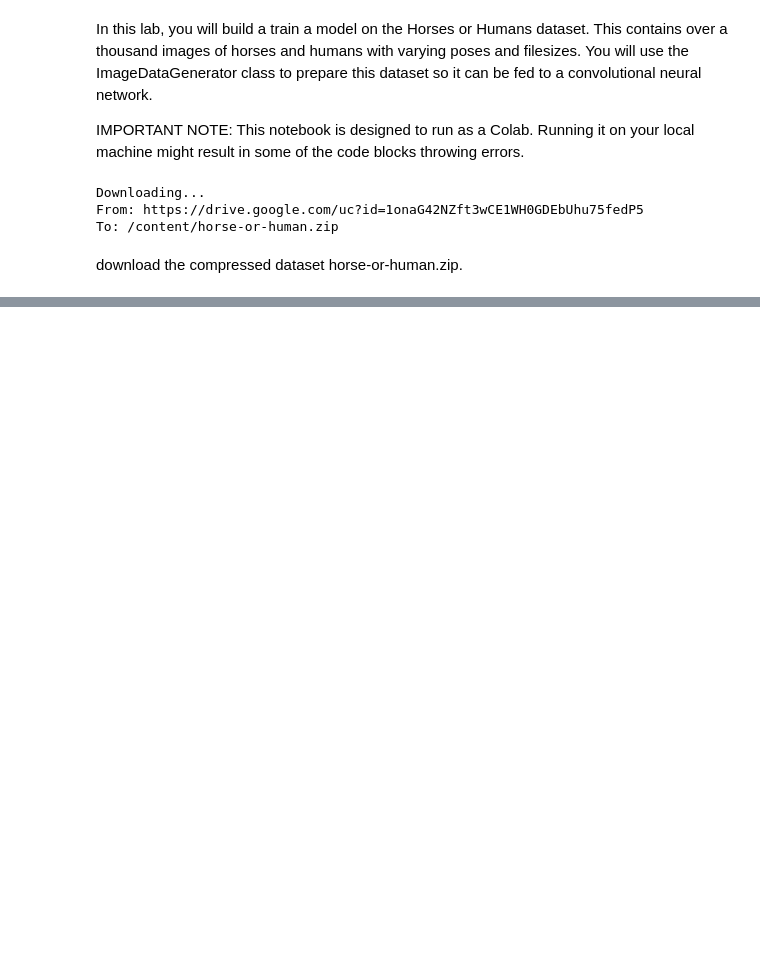
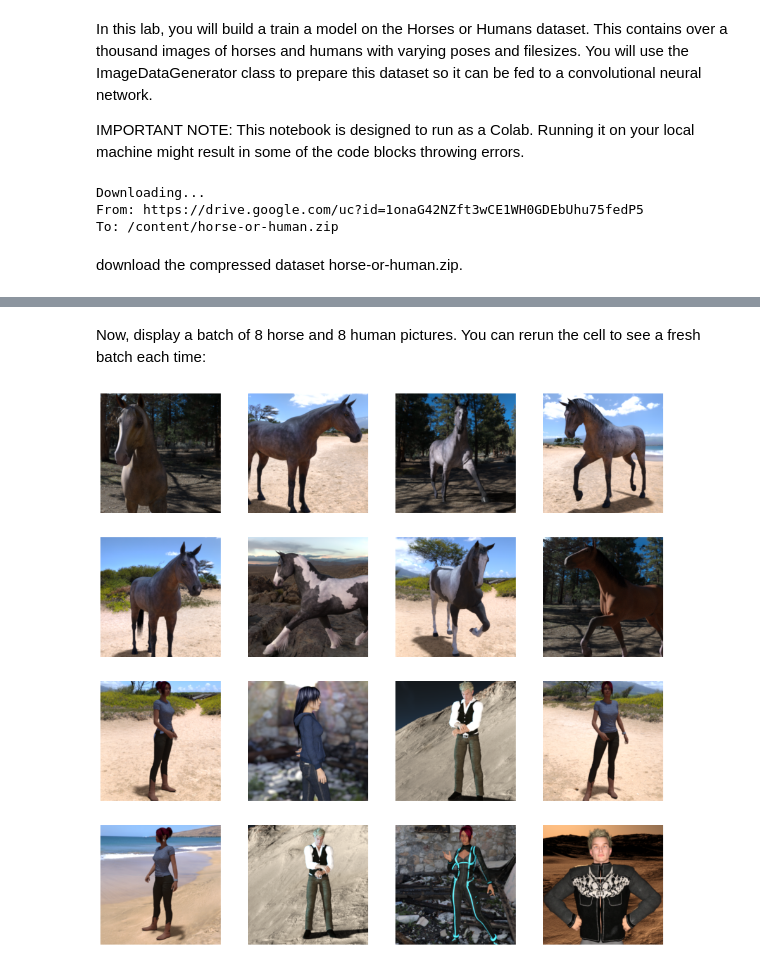
Before and after one commit to gdnoon/Coursera_codes, a Jupyter notebook: Image_generator_binary_classification_training_only.ipynb, the cells around one changed output, grey strips where cells are left out. Cells and saved outputs as stored; diff of their text form; code cells hidden in the pictures; blank space fills up the shorter version.

```diff
--- a/Image_generator_binary_classification_training_only.ipynb
+++ b/Image_generator_binary_classification_training_only.ipynb
@@ -27,0 +30,17 @@ We do not explicitly label the images as horses or humans. You will use the Imag
+# %%
+import os
+
+# Directory with our training horse pictures
+train_horse_dir = os.path.join('./horse-or-human/horses')
+
+# Directory with our training human pictures
+train_human_dir = os.path.join('./horse-or-human/humans')
+# %%
+train_horse_names = os.listdir(train_horse_dir)
+print(train_horse_names[:10])
+
+train_human_names = os.listdir(train_human_dir)
+print(train_human_names[:10])
+
+print('total training horse images:', len(os.listdir(train_horse_dir)))
+print('total training human images:', len(os.listdir(train_human_dir)))
@@ -27,0 +52,36 @@ We do not explicitly label the images as horses or humans. You will use the Imag
+# %% [markdown]
+Now, display a batch of 8 horse and 8 human pictures. You can rerun the cell to see a fresh batch each time:
+# %%
+%matplotlib inline
+
+import matplotlib.pyplot as plt
+import matplotlib.image as mpimg
+
+# Parameters for our graph; we'll output images in a 4x4 configuration
+nrows = 4
+ncols = 4
+
+# Index for iterating over images
+pic_index = 0
+
+# Set up matplotlib fig, and size it to fit 4x4 pics
+fig = plt.gcf()
+fig.set_size_inches(ncols * 4, nrows * 4)
+
+pic_index += 8
+next_horse_pix = [os.path.join(train_horse_dir, fname)
+                for fname in train_horse_names[pic_index-8:pic_index]]
+next_human_pix = [os.path.join(train_human_dir, fname)
+                for fname in train_human_names[pic_index-8:pic_index]]
+
+for i, img_path in enumerate(next_horse_pix+next_human_pix):
+  # Set up subplot; subplot indices start at 1
+  sp = plt.subplot(nrows, ncols, i + 1)
+  sp.axis('Off') # Don't show axes (or gridlines)
+
+  img = mpimg.imread(img_path)
+  plt.imshow(img)
+
+plt.show()
+# %% [output]
+[figure, added]
```
Also changed, not shown: parts of 6 cells of this notebook.
